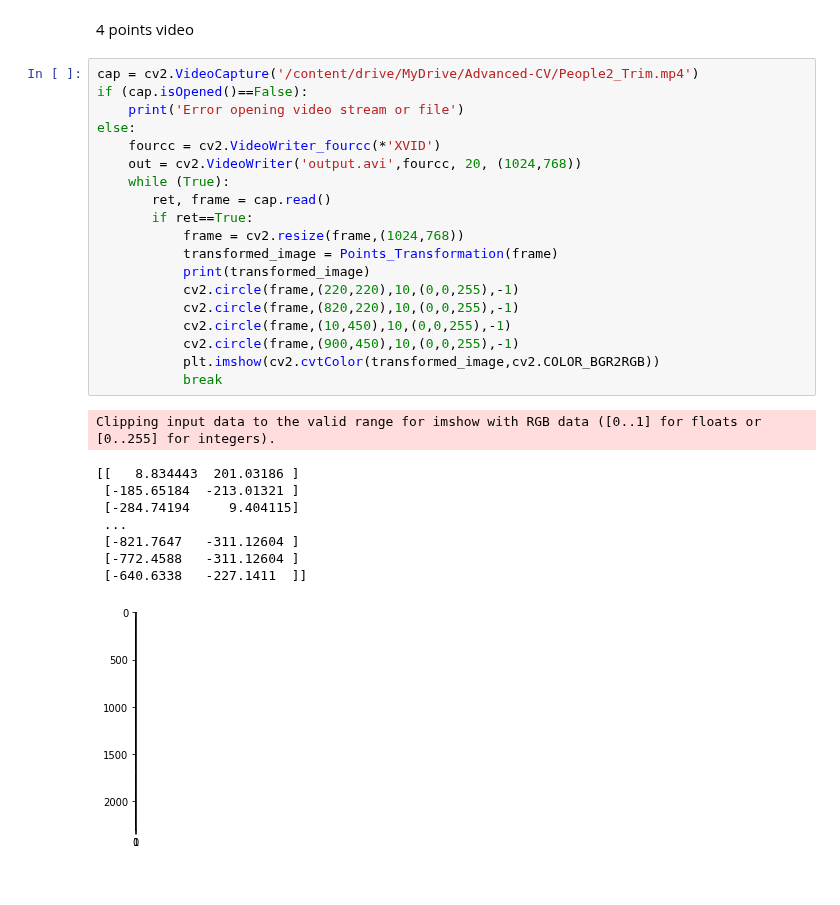
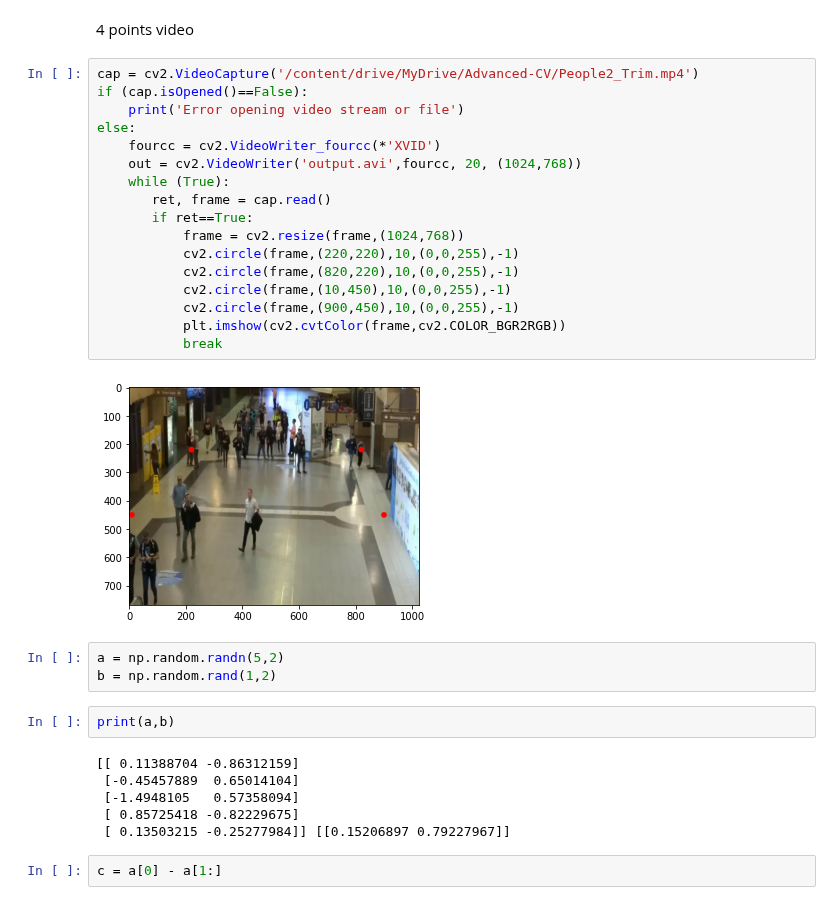
Before and after one commit to lephuocdat2000/Advanced-CV, a Jupyter notebook: FinalProject.ipynb, the cells around one changed output. Drawn from its saved outputs; the diff is of its cells as text.

```diff
--- a/FinalProject.ipynb
+++ b/FinalProject.ipynb
@@ -205,29 +216,32 @@ plt.imshow(image)
 # %%
 cap = cv2.VideoCapture('/content/drive/MyDrive/Advanced-CV/People2_Trim.mp4')
 if (cap.isOpened()==False):
     print('Error opening video stream or file')
 else:
     fourcc = cv2.VideoWriter_fourcc(*'XVID')
     out = cv2.VideoWriter('output.avi',fourcc, 20, (1024,768))
     while (True):
        ret, frame = cap.read()
        if ret==True:
            frame = cv2.resize(frame,(1024,768))
-           transformed_image = Points_Transformation(frame)
-           print(transformed_image)
            cv2.circle(frame,(220,220),10,(0,0,255),-1)
            cv2.circle(frame,(820,220),10,(0,0,255),-1)
            cv2.circle(frame,(10,450),10,(0,0,255),-1)
            cv2.circle(frame,(900,450),10,(0,0,255),-1)
-           plt.imshow(cv2.cvtColor(transformed_image,cv2.COLOR_BGR2RGB))
+           plt.imshow(cv2.cvtColor(frame,cv2.COLOR_BGR2RGB))
            break
 # %% [output]
-Clipping input data to the valid range for imshow with RGB data ([0..1] for floats or [0..255] for integers).
-[[   8.834443  201.03186 ]
- [-185.65184  -213.01321 ]
- [-284.74194     9.404115]
- ...
- [-821.7647   -311.12604 ]
- [-772.4588   -311.12604 ]
- [-640.6338   -227.1411  ]]
-[figure, old version]
+[figure, new version]
+# %%
+a = np.random.randn(5,2)
+b = np.random.rand(1,2)
+# %%
+print(a,b)
+# %% [output]
+[[ 0.11388704 -0.86312159]
+ [-0.45457889  0.65014104]
+ [-1.4948105   0.57358094]
+ [ 0.85725418 -0.82229675]
+ [ 0.13503215 -0.25277984]] [[0.15206897 0.79227967]]
+# %%
+c = a[0] - a[1:]
```
Also changed, not shown: parts of 7 cells of this notebook.
